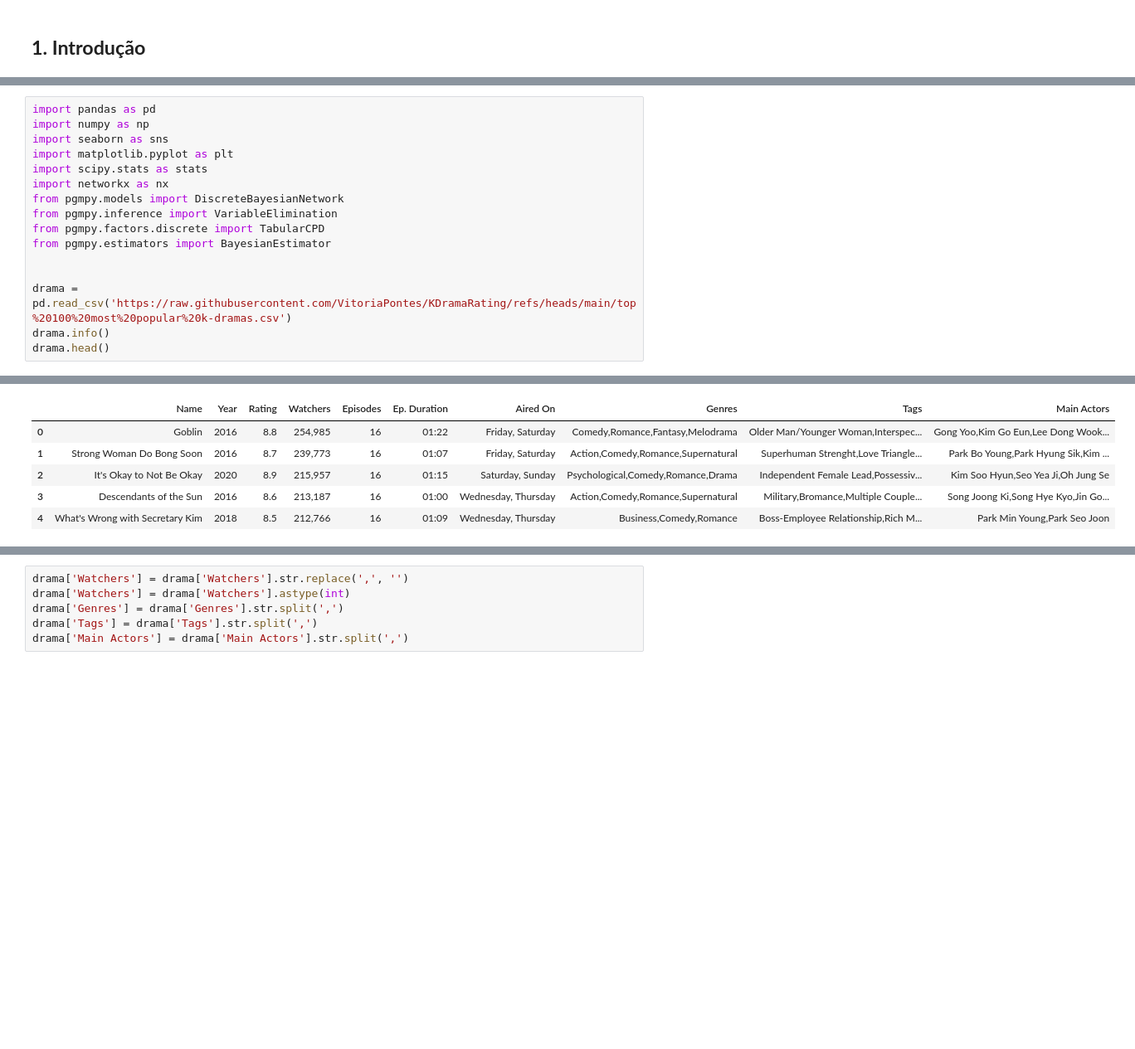
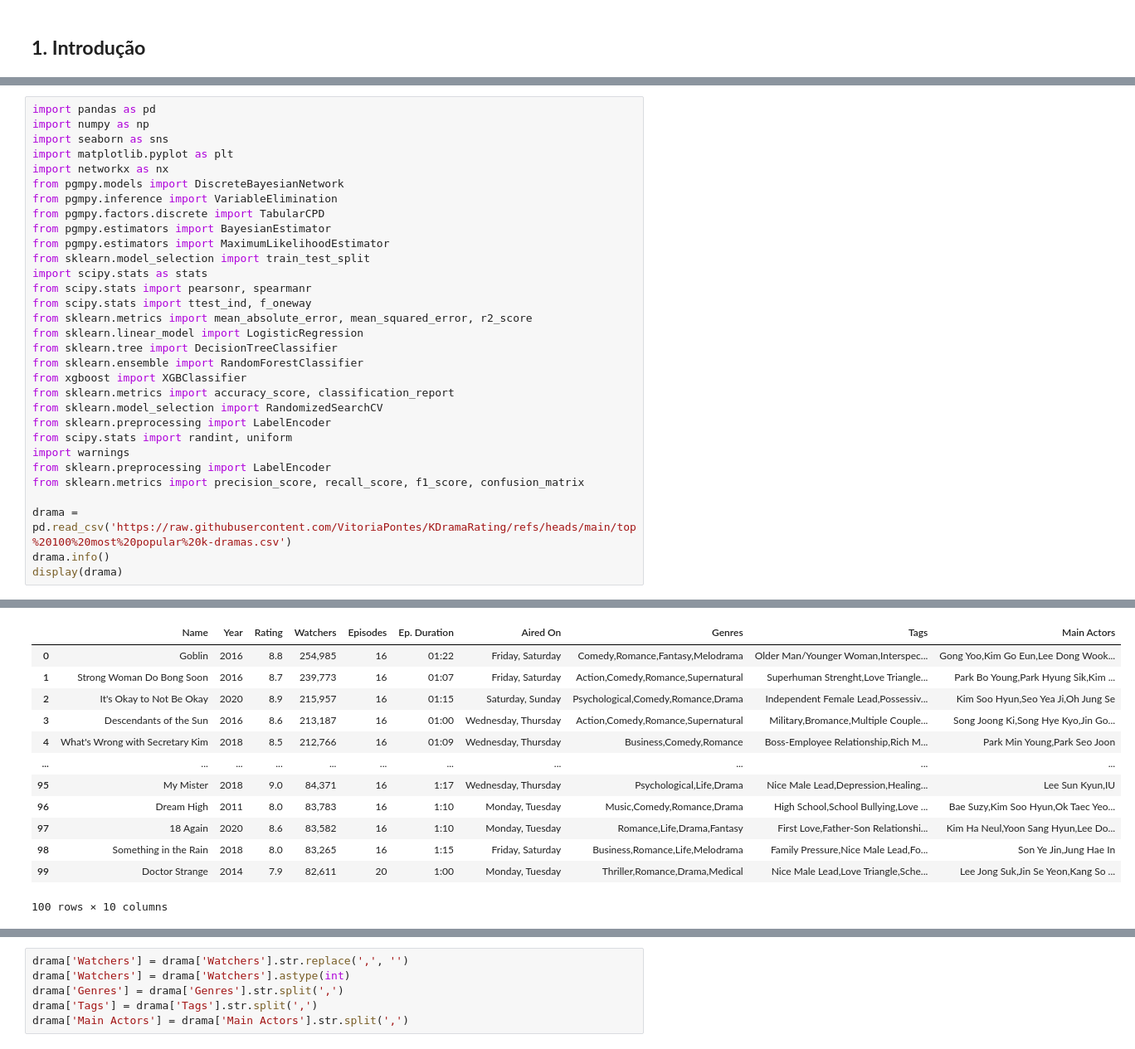
Before and after one commit to VitoriaPontes/KDramaRating, a Jupyter notebook: K-Drama Final Project.ipynb, the cells around one changed output, grey strips where cells are left out. Shown at 83% size. Saved outputs shown, nothing was run; the diff lists cells and outputs as text; blank space fills up the shorter version.

```diff
--- a/K-Drama Final Project.ipynb
+++ b/K-Drama Final Project.ipynb
@@ -49,39 +51,61 @@ import pandas as pd
 import numpy as np
 import seaborn as sns
 import matplotlib.pyplot as plt
-import scipy.stats as stats
 import networkx as nx
 from pgmpy.models import DiscreteBayesianNetwork
 from pgmpy.inference import VariableElimination
 from pgmpy.factors.discrete import TabularCPD
 from pgmpy.estimators import BayesianEstimator
-
+from pgmpy.estimators import MaximumLikelihoodEstimator
+from sklearn.model_selection import train_test_split
+import scipy.stats as stats
+from scipy.stats import pearsonr, spearmanr
+from scipy.stats import ttest_ind, f_oneway
+from sklearn.metrics import mean_absolute_error, mean_squared_error, r2_score
+from sklearn.linear_model import LogisticRegression
+from sklearn.tree import DecisionTreeClassifier
+from sklearn.ensemble import RandomForestClassifier
+from xgboost import XGBClassifier
+from sklearn.metrics import accuracy_score, classification_report
+from sklearn.model_selection import RandomizedSearchCV
+from sklearn.preprocessing import LabelEncoder
+from scipy.stats import randint, uniform
+import warnings
+from sklearn.preprocessing import LabelEncoder
+from sklearn.metrics import precision_score, recall_score, f1_score, confusion_matrix
 
 drama = pd.read_csv('https://raw.githubusercontent.com/VitoriaPontes/KDramaRating/refs/heads/main/top%20100%20most%20popular%20k-dramas.csv')
 drama.info()
-drama.head()
+display(drama)
 # %% [output]
 <class 'pandas.core.frame.DataFrame'>
 RangeIndex: 100 entries, 0 to 99
 Data columns (total 10 columns):
  #   Column        Non-Null Count  Dtype
 ---  ------        --------------  -----
  0   Name          100 non-null    object
  1   Year          100 non-null    int64
  2   Rating        100 non-null    float64
  3   Watchers      100 non-null    object
  4   Episodes      100 non-null    int64
  5   Ep. Duration  100 non-null    object
  6   Aired On      100 non-null    object
  7   Genres        100 non-null    object
  8   Tags          100 non-null    object
  9   Main Actors   100 non-null    object
 dtypes: float64(1), int64(2), object(7)
 memory usage: 7.9+ KB
 |  | Name | Year | Rating | Watchers | Episodes | Ep. Duration | Aired On | Genres | Tags | Main Actors |
 | 0 | Goblin | 2016 | 8.8 | 254,985 | 16 | 01:22 | Friday, Saturday | Comedy,Romance,Fantasy,Melodrama | Older Man/Younger Woman,Interspec... | Gong Yoo,Kim Go Eun,Lee Dong Wook... |
 | 1 | Strong Woman Do Bong Soon | 2016 | 8.7 | 239,773 | 16 | 01:07 | Friday, Saturday | Action,Comedy,Romance,Supernatural | Superhuman Strenght,Love Triangle... | Park Bo Young,Park Hyung Sik,Kim ... |
 | 2 | It's Okay to Not Be Okay | 2020 | 8.9 | 215,957 | 16 | 01:15 | Saturday, Sunday | Psychological,Comedy,Romance,Drama | Independent Female Lead,Possessiv... | Kim Soo Hyun,Seo Yea Ji,Oh Jung Se |
 | 3 | Descendants of the Sun | 2016 | 8.6 | 213,187 | 16 | 01:00 | Wednesday, Thursday | Action,Comedy,Romance,Supernatural | Military,Bromance,Multiple Couple... | Song Joong Ki,Song Hye Kyo,Jin Go... |
 | 4 | What's Wrong with Secretary Kim | 2018 | 8.5 | 212,766 | 16 | 01:09 | Wednesday, Thursday | Business,Comedy,Romance | Boss-Employee Relationship,Rich M... | Park Min Young,Park Seo Joon |
+| ... | ... | ... | ... | ... | ... | ... | ... | ... | ... | ... |
+| 95 | My Mister | 2018 | 9.0 | 84,371 | 16 | 1:17 | Wednesday, Thursday | Psychological,Life,Drama | Nice Male Lead,Depression,Healing... | Lee Sun Kyun,IU |
+| 96 | Dream High | 2011 | 8.0 | 83,783 | 16 | 1:10 | Monday, Tuesday | Music,Comedy,Romance,Drama | High School,School Bullying,Love ... | Bae Suzy,Kim Soo Hyun,Ok Taec Yeo... |
+| 97 | 18 Again | 2020 | 8.6 | 83,582 | 16 | 1:10 | Monday, Tuesday | Romance,Life,Drama,Fantasy | First Love,Father-Son Relationshi... | Kim Ha Neul,Yoon Sang Hyun,Lee Do... |
+| 98 | Something in the Rain | 2018 | 8.0 | 83,265 | 16 | 1:15 | Friday, Saturday | Business,Romance,Life,Melodrama | Family Pressure,Nice Male Lead,Fo... | Son Ye Jin,Jung Hae In |
+| 99 | Doctor Strange | 2014 | 7.9 | 82,611 | 20 | 1:00 | Monday, Tuesday | Thriller,Romance,Drama,Medical | Nice Male Lead,Love Triangle,Sche... | Lee Jong Suk,Jin Se Yeon,Kang So ... |
+100 rows × 10 columns
 # %% [markdown]
```
Also changed, not shown: parts of 117 cells of this notebook.
